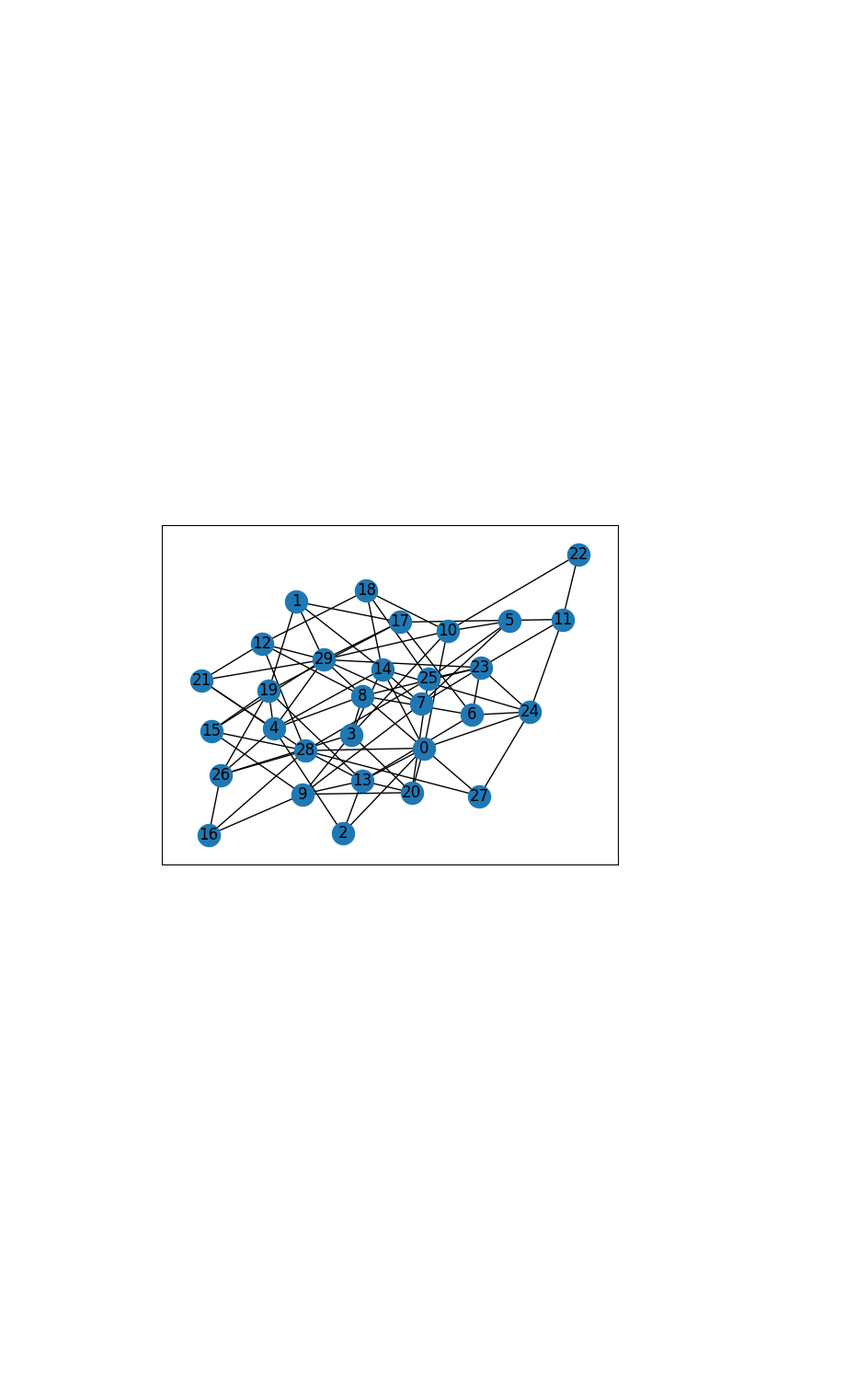
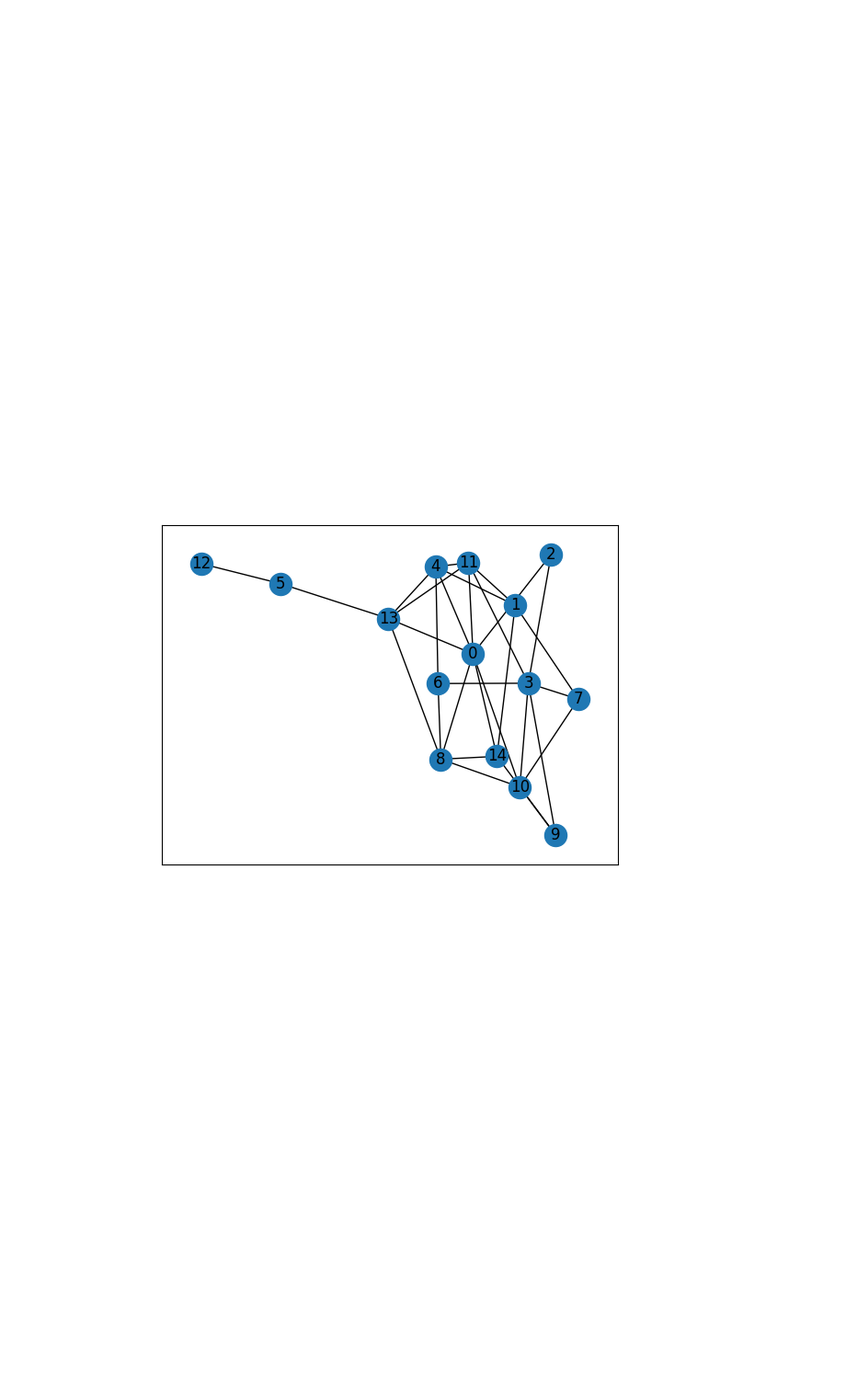
Before and after one commit to MaximoRdz/ARTIFICIAL-INTELLIGENCE, a Jupyter notebook: lab1-Searching-Heuristics/graph_networks.ipynb, the cells around one changed output. Shown: that part at 92% size. Drawn from its saved outputs; the diff is of its cells as text; code cells hidden in the pictures.

```diff
--- a/lab1-Searching-Heuristics/graph_networks.ipynb
+++ b/lab1-Searching-Heuristics/graph_networks.ipynb
@@ -89,12 +91,12 @@ plt.show()
 # %% [output]
 [figure]
 # %%
-G = nx.erdos_renyi_graph(30, 0.2, seed=42)
+G = nx.erdos_renyi_graph(15, 0.25, seed=42)
 positions = nx.spring_layout(G)
+fig, ax = plt.subplots()
 ax.axis("off")
-fig, ax = plt.subplots()
 nx.draw_networkx(G, pos=positions, ax=ax)
 plt.show()
 # %% [output]
-[figure, old version]
+[figure, new version]
 # %%
```
Also changed, not shown: parts of 12 cells of this notebook.
